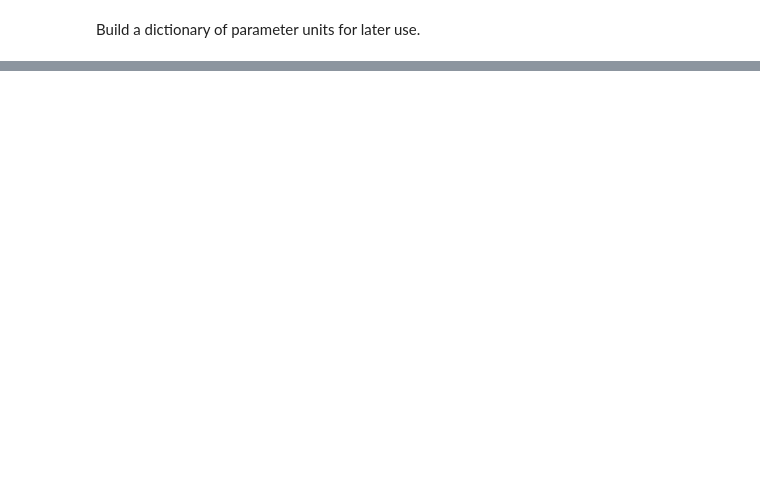
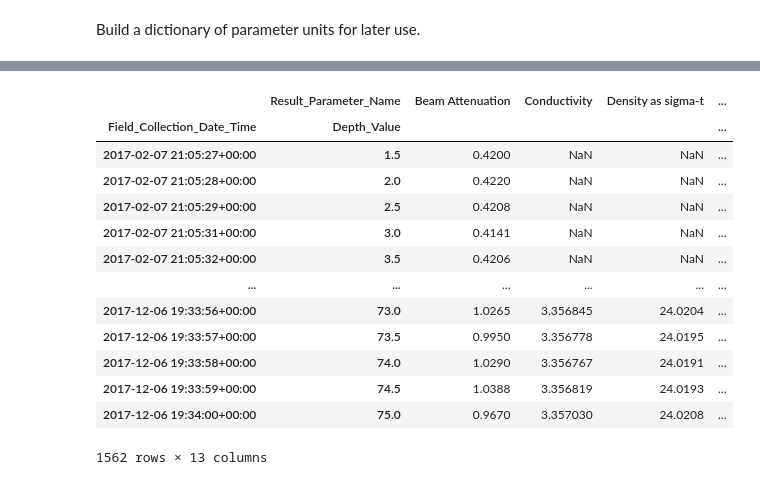
Before and after one commit to SASlabgroup/CEWA590-starter-codes, a Jupyter notebook: ctd/ctd_starter_code.ipynb, the cells around one changed output, grey strips where cells are left out. Cells and saved outputs as stored; diff of their text form; code cells hidden in the pictures; blank space fills up the shorter version.

```diff
--- a/ctd/ctd_starter_code.ipynb
+++ b/ctd/ctd_starter_code.ipynb
@@ -38,11 +39,3 @@ ctd_all_data['Field_Collection_Date_Time'] = pd.to_datetime(
     format='%m/%d/%Y %I:%M:%S %p',
     utc=True
 )
-# index_columns = ['Field_Collection_Date_Time', 'Result_Parameter_Name', 'Depth_Value']  #, 'Result_Parameter_Name']
-# index_columns = ['Field_Collection_Date_Time', 'Result_Parameter_Name']
-# index_columns = ['Field_Collection_Date_Time']  #, 'Result_Parameter_Name']
-index_columns = ['Field_Collection_Date_Time', 'Depth_Value']
-ctd_all_data = (ctd_all_data
-    .set_index(index_columns)
-    .sort_index()
-)
@@ -552,0 +78,31 @@ df.pivot(index='foo', columns='bar', values='baz')
+# %%
+# Define start and end times to filter data.  Update these as needed.
+start_datetime = pd.Timestamp('2017-01-01 00:00:00', tz='UTC')
+end_datetime = pd.Timestamp('2017-12-31 00:00:00', tz='UTC')
+
+# Columns that will form the multiindex of the pivot table.
+index_columns = ['Field_Collection_Date_Time', 'Depth_Value']
+
+ctd_pivot = (ctd_all_data
+    .set_index(index_columns)
+    .sort_index()
+    .pivot(columns='Result_Parameter_Name', values='Result_Value')
+    .loc[start_datetime:end_datetime]
+)
+
+ctd_pivot
+# %% [output]
+|  | Result_Parameter_Name | Beam Attenuation | Conductivity | Density as sigma-t | ... |
+| Field_Collection_Date_Time | Depth_Value |  |  |  | ... |
+| 2017-02-07 21:05:27+00:00 | 1.5 | 0.4200 | NaN | NaN | ... |
+| 2017-02-07 21:05:28+00:00 | 2.0 | 0.4220 | NaN | NaN | ... |
+| 2017-02-07 21:05:29+00:00 | 2.5 | 0.4208 | NaN | NaN | ... |
+| 2017-02-07 21:05:31+00:00 | 3.0 | 0.4141 | NaN | NaN | ... |
+| 2017-02-07 21:05:32+00:00 | 3.5 | 0.4206 | NaN | NaN | ... |
+| ... | ... | ... | ... | ... | ... |
+| 2017-12-06 19:33:56+00:00 | 73.0 | 1.0265 | 3.356845 | 24.0204 | ... |
+| 2017-12-06 19:33:57+00:00 | 73.5 | 0.9950 | 3.356778 | 24.0195 | ... |
+| 2017-12-06 19:33:58+00:00 | 74.0 | 1.0290 | 3.356767 | 24.0191 | ... |
+| 2017-12-06 19:33:59+00:00 | 74.5 | 1.0388 | 3.356819 | 24.0193 | ... |
+| 2017-12-06 19:34:00+00:00 | 75.0 | 0.9670 | 3.357030 | 24.0208 | ... |
+1562 rows × 13 columns
```
Also changed, not shown: parts of 60 cells of this notebook.
